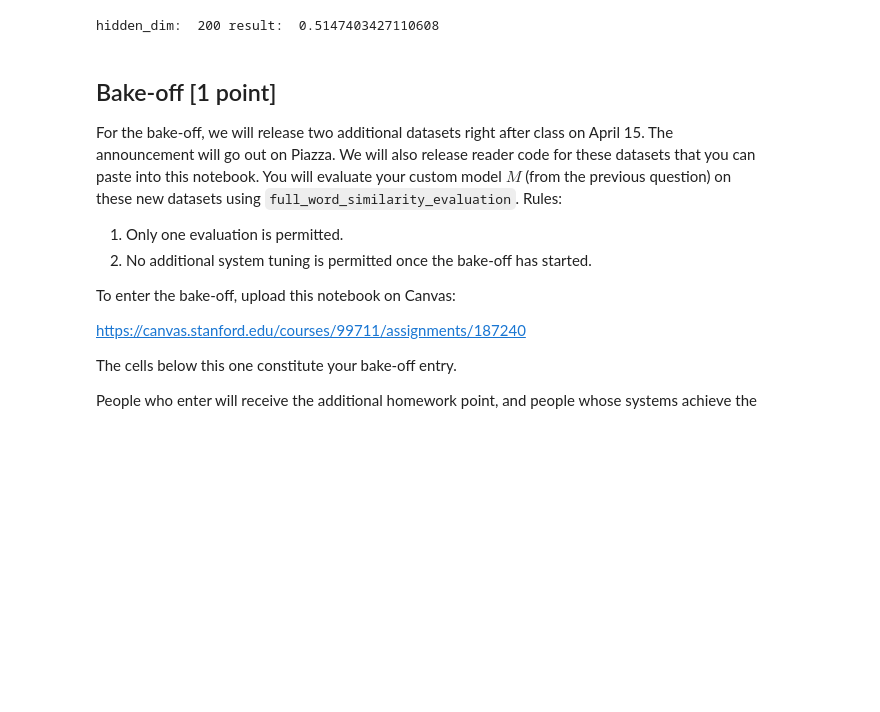
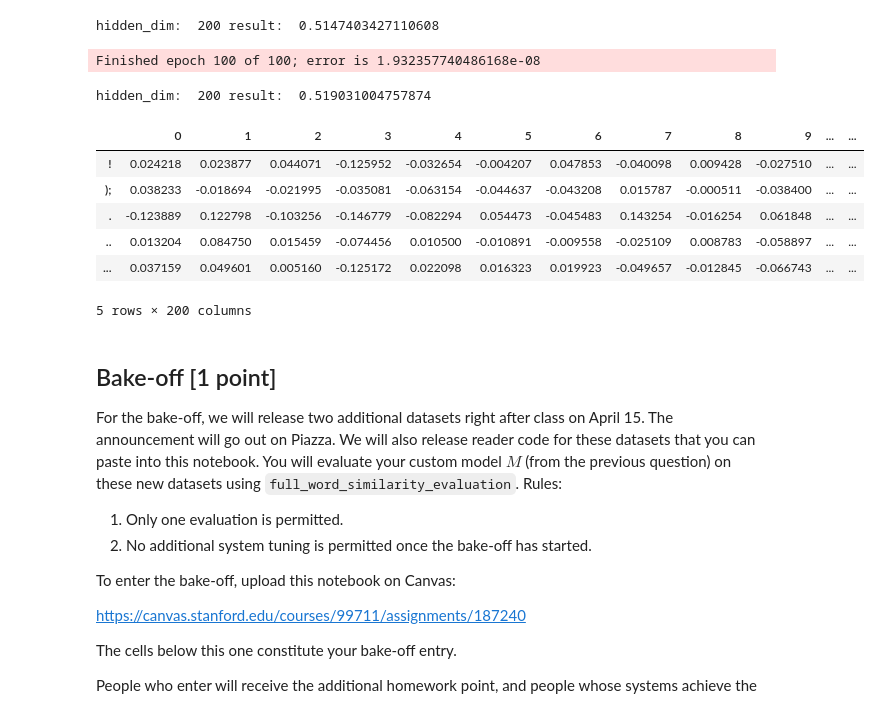
Before and after one commit to yiyang7/cs224u, a Jupyter notebook: hw1_wordsim.ipynb, the cells around one changed output. Saved outputs shown, nothing was run; the diff lists cells and outputs as text; code cells hidden in the pictures; blank space fills up the shorter version.

Commit message:
add the bakeoff to hw1 and bakeoff data

```diff
--- a/hw1_wordsim.ipynb
+++ b/hw1_wordsim.ipynb
@@ -579,11 +579,12 @@ def my_model(data):
     data_ppmi = pmi(data, positive=True)
     data_l2 = data_ppmi.apply(vsm.length_norm, axis=1)
     data_l2_svd100 = vsm.lsa(data_l2, k=100)
-
+    h_d = 200
     data_l2_svd100_ae = TorchAutoencoder(
         max_iter=100, hidden_dim=200, eta=0.01).fit(data_l2_svd100)
     results = full_word_similarity_evaluation(data_l2_svd100_ae)
     print("hidden_dim: ", h_d ,"result: ", results.loc["Macro-average"])
+    return data_l2_svd100_ae
 # %%
 giga_window20_flat = pd.read_csv(
     os.path.join(VSM_HOME, 'giga_window20-flat.csv.gz'), index_col=0)
@@ -609,6 +610,24 @@ Finished epoch 100 of 100; error is 2.8624343784144912e-08
 hidden_dim:  200 result:  0.49807731076109035
 Finished epoch 100 of 100; error is 1.854204079165811e-08
 hidden_dim:  200 result:  0.5147403427110608
+# %%
+# generating the final model
+imdb_window5_scaled = pd.read_csv(
+    os.path.join(VSM_HOME, 'imdb_window5-scaled.csv.gz'), index_col=0)
+my_df = my_model(imdb_window5_scaled)
+# %% [output]
+Finished epoch 100 of 100; error is 1.932357740486168e-08
+hidden_dim:  200 result:  0.519031004757874
+# %%
+my_df.head()
+# %% [output]
+|  | 0 | 1 | 2 | 3 | 4 | 5 | 6 | 7 | 8 | 9 | ... | ... |
+| ! | 0.024218 | 0.023877 | 0.044071 | -0.125952 | -0.032654 | -0.004207 | 0.047853 | -0.040098 | 0.009428 | -0.027510 | ... | ... |
+| ); | 0.038233 | -0.018694 | -0.021995 | -0.035081 | -0.063154 | -0.044637 | -0.043208 | 0.015787 | -0.000511 | -0.038400 | ... | ... |
+| . | -0.123889 | 0.122798 | -0.103256 | -0.146779 | -0.082294 | 0.054473 | -0.045483 | 0.143254 | -0.016254 | 0.061848 | ... | ... |
+| .. | 0.013204 | 0.084750 | 0.015459 | -0.074456 | 0.010500 | -0.010891 | -0.009558 | -0.025109 | 0.008783 | -0.058897 | ... | ... |
+| ... | 0.037159 | 0.049601 | 0.005160 | -0.125172 | 0.022098 | 0.016323 | 0.019923 | -0.049657 | -0.012845 | -0.066743 | ... | ... |
+5 rows × 200 columns
 # %% [markdown]
 ## Bake-off [1 point]
 
```
Also changed, not shown: parts of 4 cells of this notebook, 15 other files.
